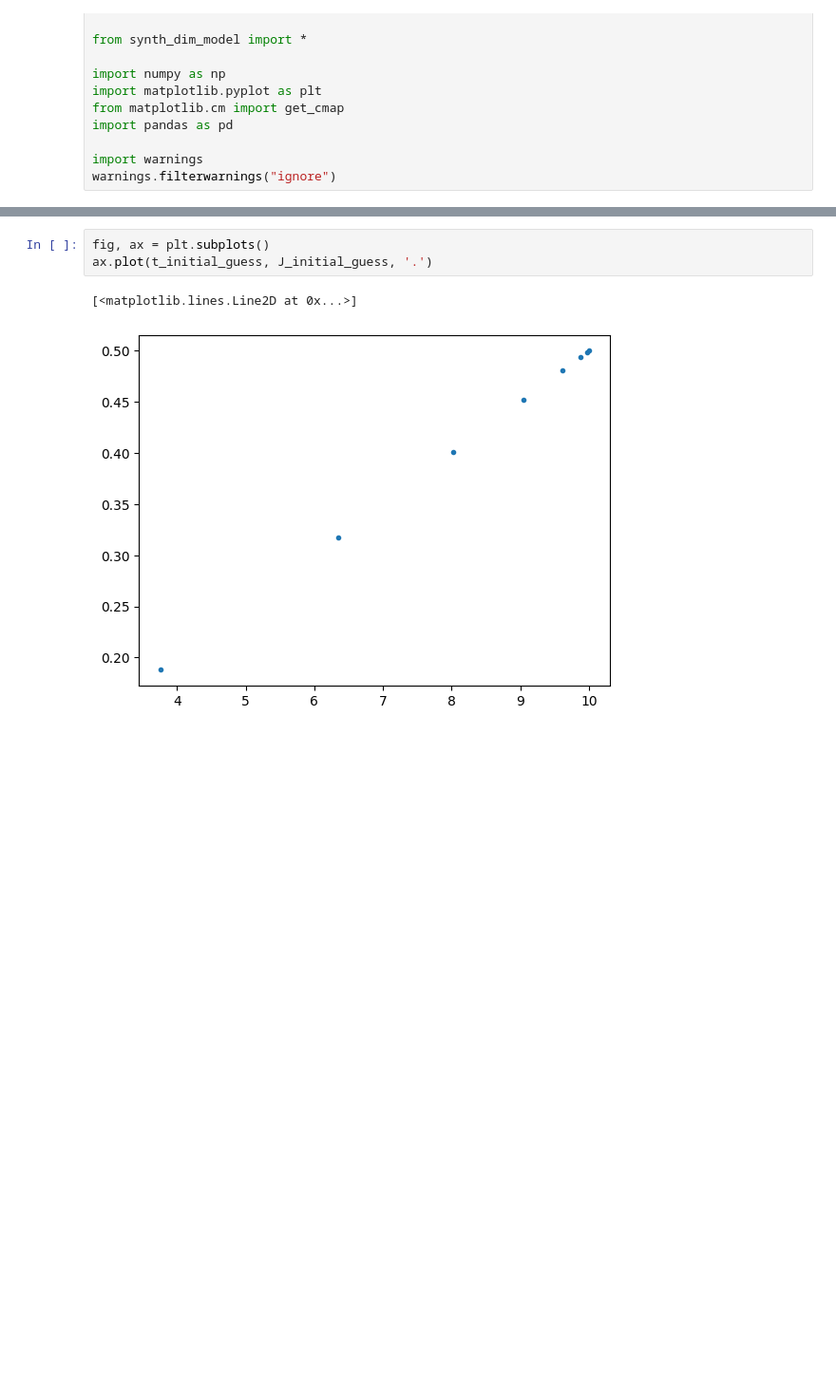
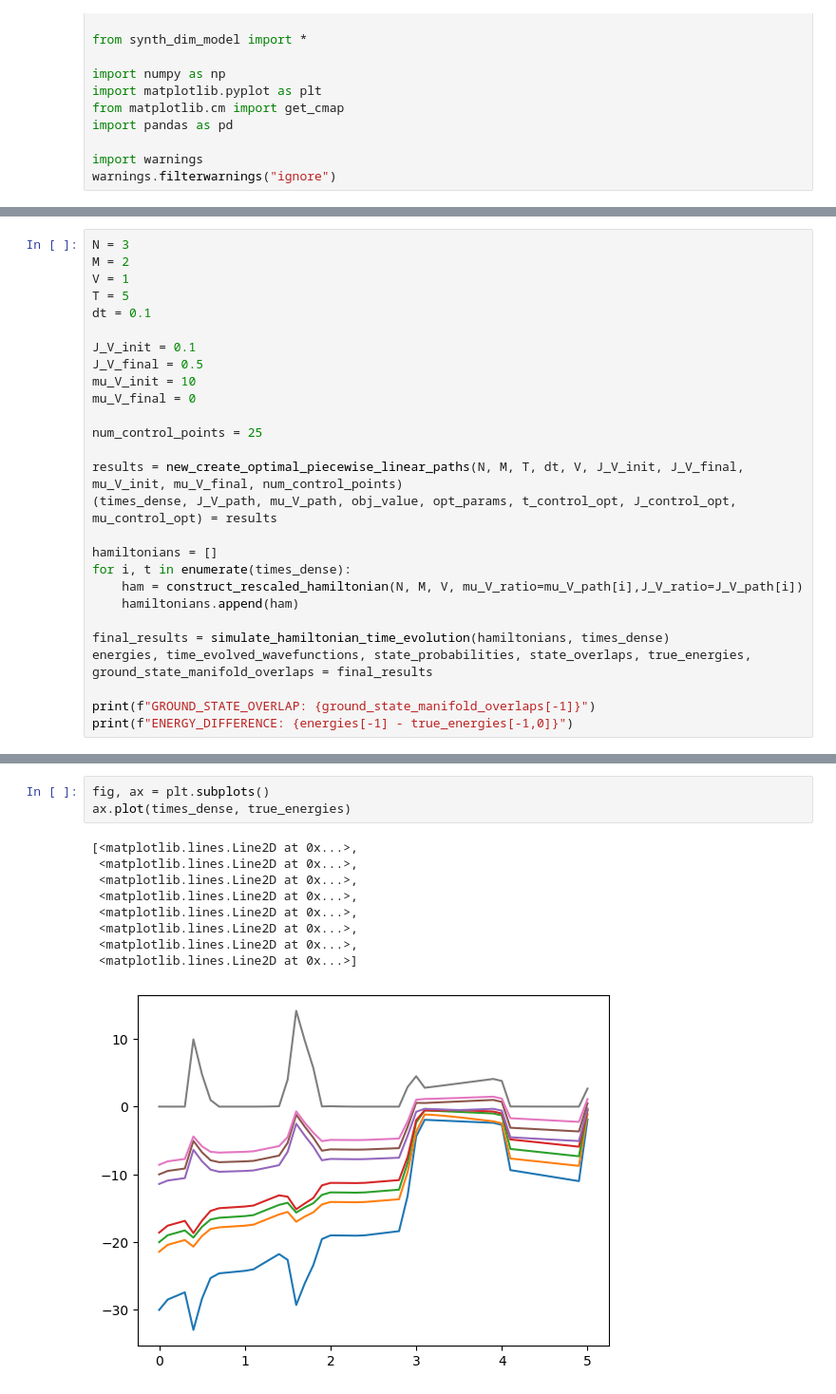
Before and after one commit to jwdesroches/synthetic_dimensions, a Jupyter notebook: trying_to_optimize_my_code.ipynb, the cells around one changed output, grey strips where cells are left out. Shown at 95% size. Cells and saved outputs as stored; diff of their text form; blank space fills up the shorter version.

```diff
--- a/trying_to_optimize_my_code.ipynb
+++ b/trying_to_optimize_my_code.ipynb
@@ -245,0 +144,27 @@ mu = [6.24295077e+00 3.65950312e+00 1.97530864e+00 9.52598689e-01
+# %%
+N = 3
+M = 2
+V = 1
+T = 5
+dt = 0.1
+
+J_V_init = 0.1
+J_V_final = 0.5
+mu_V_init = 10
+mu_V_final = 0
+
+num_control_points = 25
+
+results = new_create_optimal_piecewise_linear_paths(N, M, T, dt, V, J_V_init, J_V_final, mu_V_init, mu_V_final, num_control_points)
+(times_dense, J_V_path, mu_V_path, obj_value, opt_params, t_control_opt, J_control_opt, mu_control_opt) = results
+
+hamiltonians = []
+for i, t in enumerate(times_dense):
+    ham = construct_rescaled_hamiltonian(N, M, V, mu_V_ratio=mu_V_path[i],J_V_ratio=J_V_path[i])
+    hamiltonians.append(ham)
+
+final_results = simulate_hamiltonian_time_evolution(hamiltonians, times_dense)
+energies, time_evolved_wavefunctions, state_probabilities, state_overlaps, true_energies, ground_state_manifold_overlaps = final_results
+
+print(f"GROUND_STATE_OVERLAP: {ground_state_manifold_overlaps[-1]}")
+print(f"ENERGY_DIFFERENCE: {energies[-1] - true_energies[-1,0]}")
@@ -253,6 +202,13 @@ ax.set_xlim(-10,10)
 # %%
 fig, ax = plt.subplots()
-ax.plot(t_initial_guess, J_initial_guess, '.')
+ax.plot(times_dense, true_energies)
 # %% [output]
-[<matplotlib.lines.Line2D at 0x...>]
+[<matplotlib.lines.Line2D at 0x...>,
+ <matplotlib.lines.Line2D at 0x...>,
+ <matplotlib.lines.Line2D at 0x...>,
+ <matplotlib.lines.Line2D at 0x...>,
+ <matplotlib.lines.Line2D at 0x...>,
+ <matplotlib.lines.Line2D at 0x...>,
+ <matplotlib.lines.Line2D at 0x...>,
+ <matplotlib.lines.Line2D at 0x...>]
-[figure, old version]
+[figure, new version]
```
Also changed, not shown: parts of 7 cells of this notebook, 3 other files.
